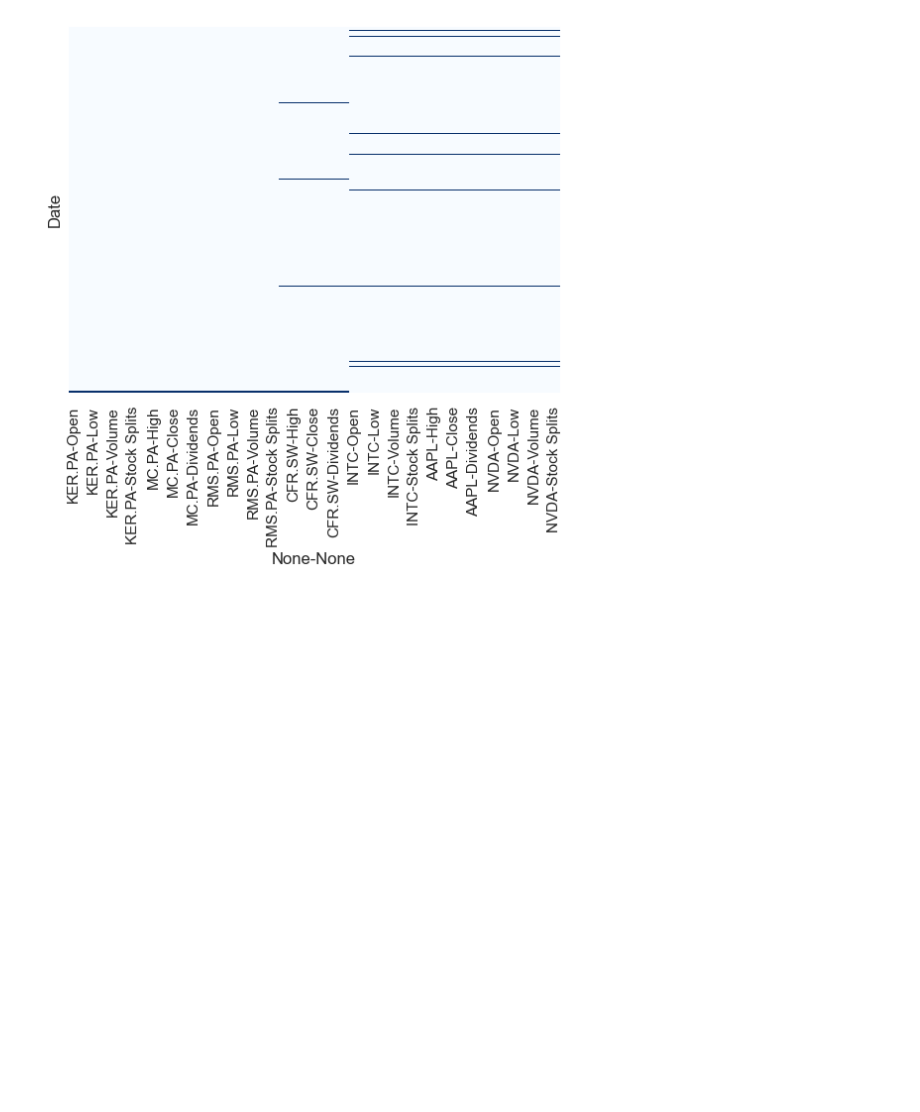
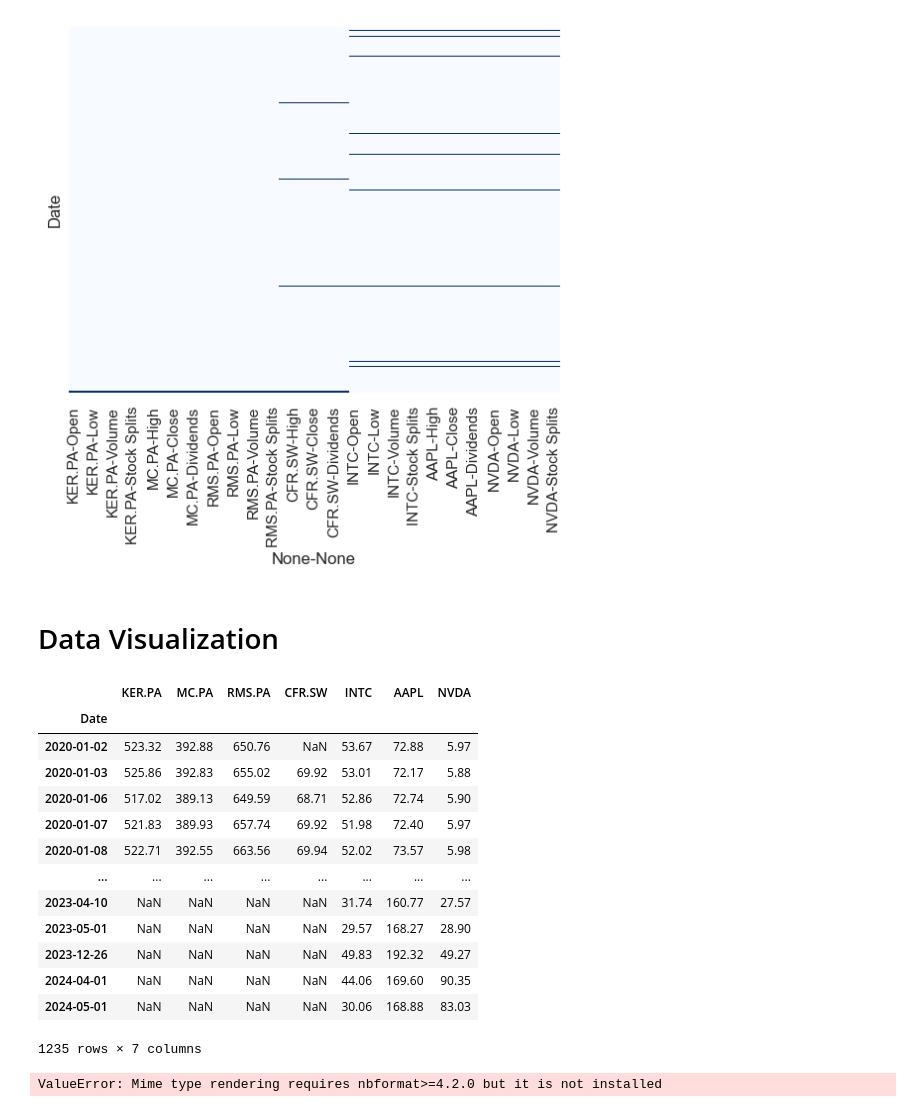
Before and after one commit to MuloTheSecond/Financial-Analysis-Walk-through, a Jupyter notebook: Algo.ipynb, the cells around one changed output. Cells and saved outputs as stored; diff of their text form; code cells hidden in the pictures; blank space fills up the shorter version.

```diff
--- a/Algo.ipynb
+++ b/Algo.ipynb
@@ -133,3 +136,35 @@ sns.heatmap(stocks.isnull(), yticklabels=False, cbar=False, cmap="Blues")
 # %% [output]
 <Axes: xlabel='None-None', ylabel='Date'>
 [figure]
+# %% [markdown]
+# Data Visualization
+# %%
+# Closing Prices Over Time
+closing_price_df = pd.DataFrame()
+
+for stock in stocks.columns.levels[0]:  # Itérer sur les niveaux du multi-index
+    closing_price_df[stock] = stocks[stock]['Close']
+
+
+closing_price_df
+# %% [output]
+|  | KER.PA | MC.PA | RMS.PA | CFR.SW | INTC | AAPL | NVDA |
+| Date |  |  |  |  |  |  |  |
+| 2020-01-02 | 523.32 | 392.88 | 650.76 | NaN | 53.67 | 72.88 | 5.97 |
+| 2020-01-03 | 525.86 | 392.83 | 655.02 | 69.92 | 53.01 | 72.17 | 5.88 |
+| 2020-01-06 | 517.02 | 389.13 | 649.59 | 68.71 | 52.86 | 72.74 | 5.90 |
+| 2020-01-07 | 521.83 | 389.93 | 657.74 | 69.92 | 51.98 | 72.40 | 5.97 |
+| 2020-01-08 | 522.71 | 392.55 | 663.56 | 69.94 | 52.02 | 73.57 | 5.98 |
+| ... | ... | ... | ... | ... | ... | ... | ... |
+| 2023-04-10 | NaN | NaN | NaN | NaN | 31.74 | 160.77 | 27.57 |
+| 2023-05-01 | NaN | NaN | NaN | NaN | 29.57 | 168.27 | 28.90 |
+| 2023-12-26 | NaN | NaN | NaN | NaN | 49.83 | 192.32 | 49.27 |
+| 2024-04-01 | NaN | NaN | NaN | NaN | 44.06 | 169.60 | 90.35 |
+| 2024-05-01 | NaN | NaN | NaN | NaN | 30.06 | 168.88 | 83.03 |
+1235 rows × 7 columns
+# %%
+fig = px.line(closing_price_df, x=closing_price_df.index, y=closing_price_df.columns, title="Adjusted Closing Prices")
+fig.update_layout(hovermode='x',yaxis_title="Price")
+fig.show()
+# %% [output]
+ValueError: Mime type rendering requires nbformat>=4.2.0 but it is not installed
```
Also changed, not shown: parts of 2 cells of this notebook, 16 other files.
